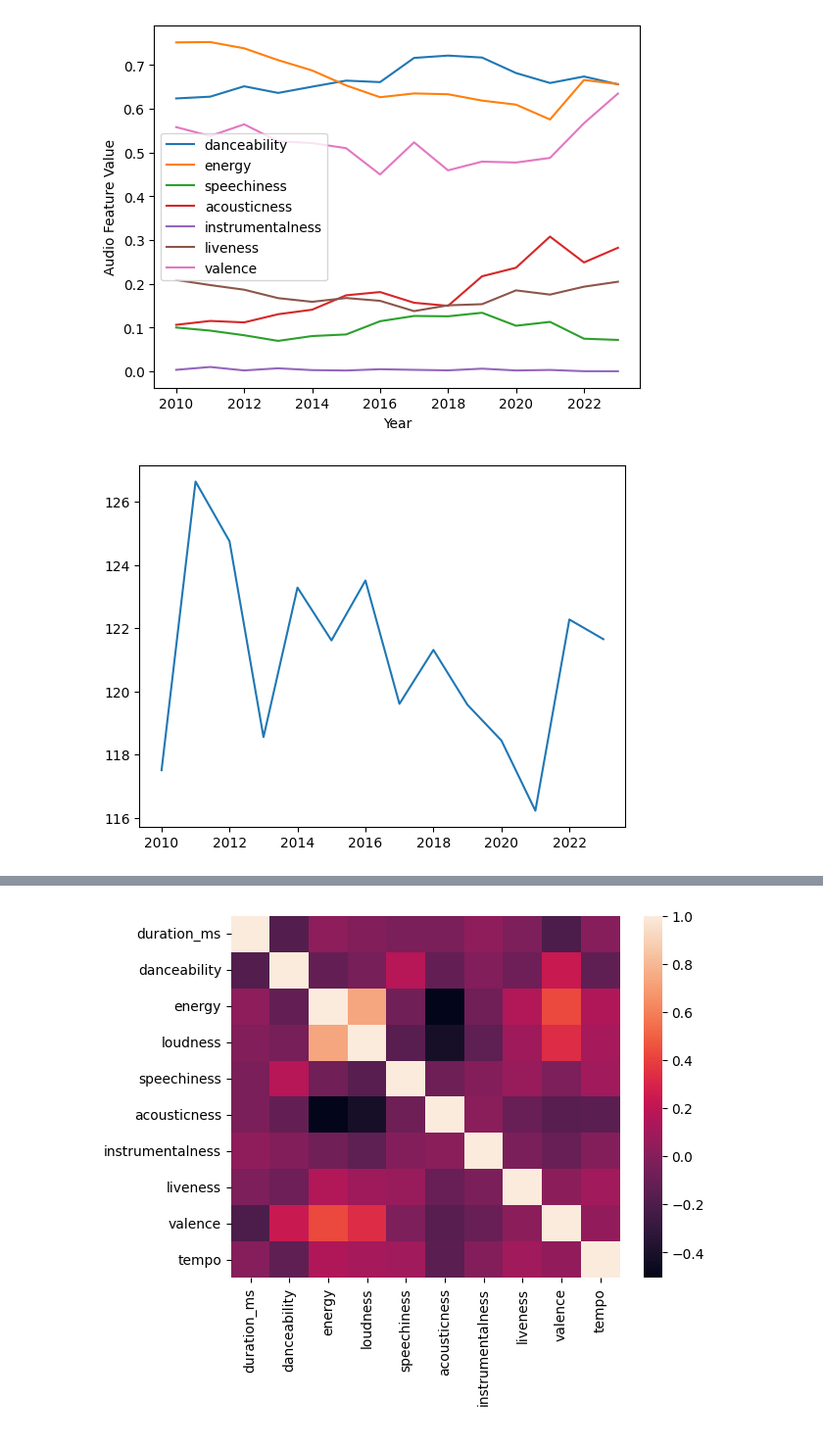
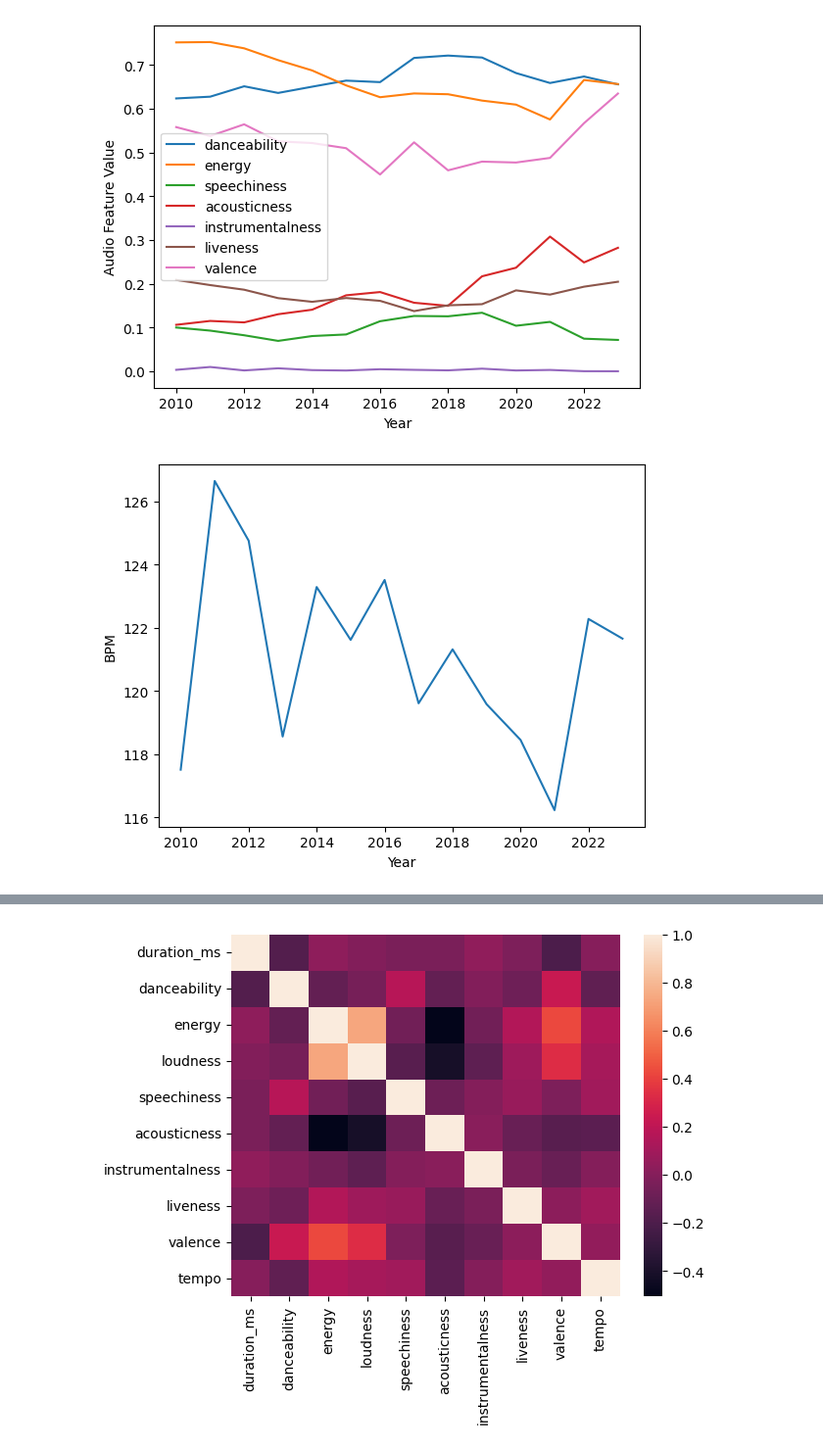
Before and after one commit to cjyu98/2010s_songs_trend_analysis, a Jupyter notebook: audio_features_analysis.ipynb, the cells around one changed output, grey strips where cells are left out. Shown at 98% size. Drawn from its saved outputs; the diff is of its cells as text; code cells hidden in the pictures.

Commit message:
updated audio_features
- add in some savefigs to pull plots for report

```diff
--- a/audio_features_analysis.ipynb
+++ b/audio_features_analysis.ipynb
@@ -143,9 +143,11 @@ plt.savefig("fig/audio_features_avg.png")
 # %%
 # tempo
 plt.plot(audio_features_mean['tempo'])
+plt.xlabel('Year')
+plt.ylabel('BPM')
 plt.savefig("fig/tempo_avg.png", bbox_inches = 'tight')
 # %% [output]
-[figure, old version]
+[figure, new version]
 # %%
 # loudness
 plt.plot(audio_features_mean['loudness'])
```
Also changed, not shown: parts of 3 cells of this notebook.
